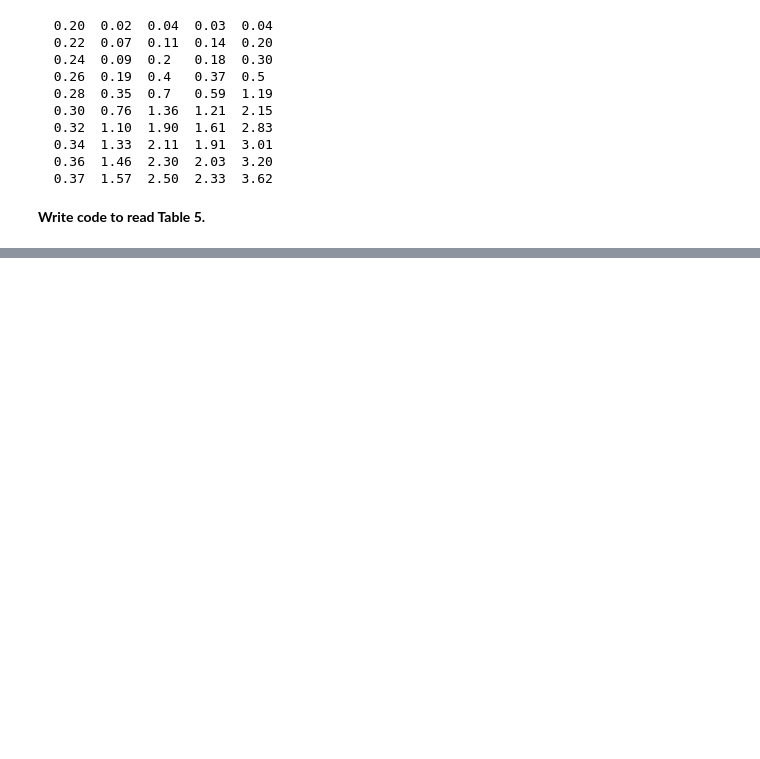
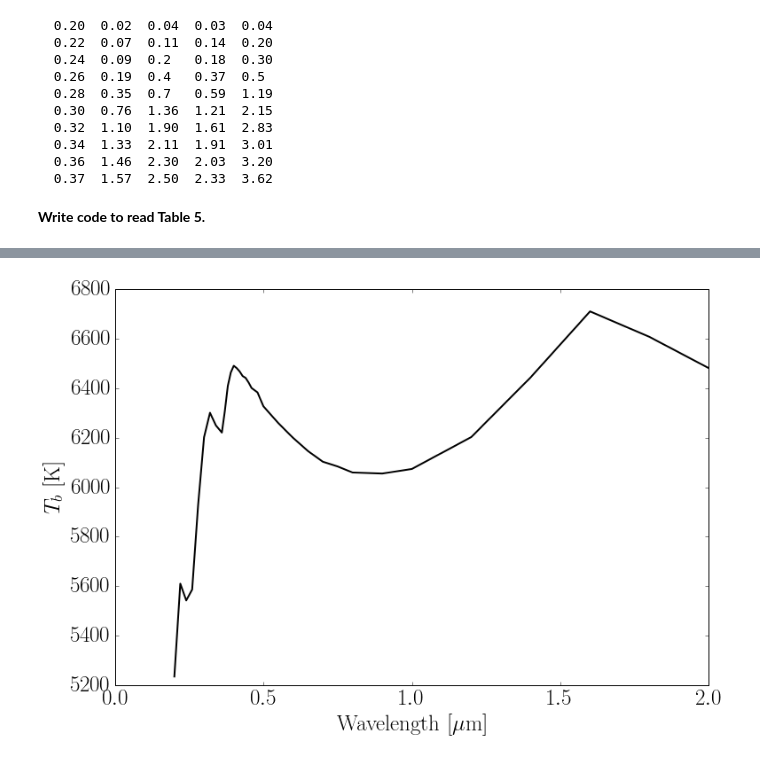
Before and after one commit to jlustigy/astr521, a Jupyter notebook: notebooks/Rutten Lab B2.ipynb, the cells around one changed output, grey strips where cells are left out. Saved outputs shown, nothing was run; the diff lists cells and outputs as text; code cells hidden in the pictures; blank space fills up the shorter version.

```diff
--- a/notebooks/Rutten Lab B2.ipynb
+++ b/notebooks/Rutten Lab B2.ipynb
@@ -78,0 +172,22 @@ print
+# %%
+def brighttemp(wav,intensity):
+    wavcm = wav * 1e-4        # change wav into cm
+    intcm = intensity * 1e4   # change into per cm bandwidth
+    tempbright = h*c / (wavcm*k) / np.log(2.*h*c**2./(intcm*wavcm**5)+1.0)
+
+    return tempbright
+# %%
+# Calculate Brightness Temperatures for the solar continuum
+B_T = brighttemp(lam, Ilamp)
+
+# Plot
+fig = plt.figure(figsize=(12,8))
+gs = gridspec.GridSpec(1,1)
+ax0 = plt.subplot(gs[0])
+ax0.plot(lam,B_T, lw=2.0, c='k')
+ax0.set_xlabel(r"Wavelength [$\mu$m]")
+ax0.set_ylabel(r"$T_b$ [K]")
+ax0.set_xlim([0,2])
+plt.show()
+# %% [output]
+[figure, added]
```
Also changed, not shown: parts of 16 cells of this notebook.
